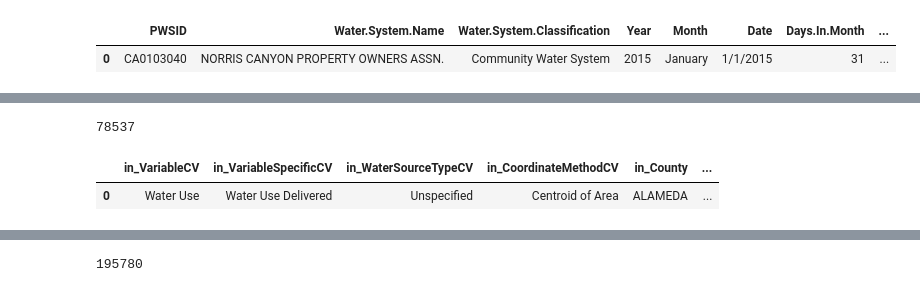
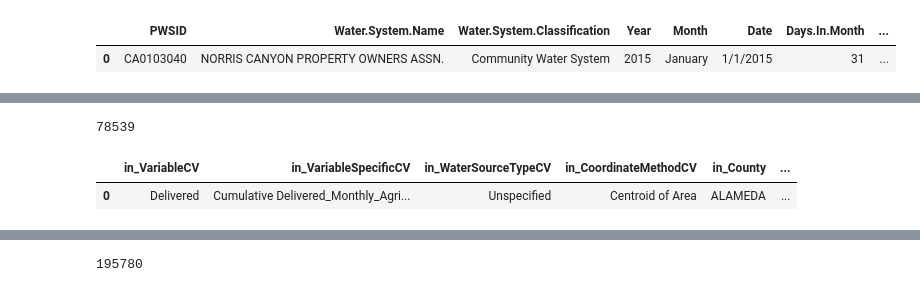
Before and after one commit to WSWCWaterDataExchange/MappingStatesDataToWaDE2.0, a Jupyter notebook: California/SiteSpecificAmounts/0_PreProcessCASiteSpecificData.ipynb, the cells around one changed output, grey strips where cells are left out. Saved outputs shown, nothing was run; the diff lists cells and outputs as text; code cells hidden in the pictures.

```diff
--- a/California/SiteSpecificAmounts/0_PreProcessCASiteSpecificData.ipynb
+++ b/California/SiteSpecificAmounts/0_PreProcessCASiteSpecificData.ipynb
@@ -81,40 +310,38 @@ df.head(1)
 # %%
-# Output dataframe for Culinary Service Area Data
-
-df_D = pd.DataFrame(index=df.index)
+# 7) Cumulative Delivered_Monthly_Agricultural_Unspecified
+df_df7 = pd.DataFrame(index=df.index)
 
 # Variable Info
-df_D['in_VariableCV'] = "Water Use"
-df_D['in_VariableSpecificCV'] = "Water Use Delivered"
+df_df7['in_VariableCV'] = "Delivered"
+df_df7['in_VariableSpecificCV'] = "Cumulative Delivered_Monthly_Agricultural_Unspecified"
 
 # Water Source Info
-df_D['in_WaterSourceTypeCV'] = "Unspecified"
+df_df7['in_WaterSourceTypeCV'] = "Unspecified"
 
 # Site Info
-df_D['in_CoordinateMethodCV'] = "Centroid of Area"
-df_D['in_County'] = df['COUNTY']
-df_D['in_Latitude'] = df['Lat']
-df_D['in_Longitude'] = df['Long']
-df_D['in_PODorPOUSite'] = "POU"
-df_D['in_SiteName'] = df['Water System Name']
-df_D['in_SiteNativeID'] = df['SABL_PWSID']
-df_D['in_SiteTypeCV'] = df['BOUNDARY_T']
+df_df7['in_CoordinateMethodCV'] = "Centroid of Area"
+df_df7['in_County'] = df['COUNTY']
+df_df7['in_Latitude'] = df['Lat']
+df_df7['in_Longitude'] = df['Long']
+df_df7['in_PODorPOUSite'] = "POU"
+df_df7['in_SiteName'] = df['Water System Name']
+df_df7['in_SiteNativeID'] = df['SABL_PWSID']
+df_df7['in_SiteTypeCV'] = df['BOUNDARY_T']
 
-# Site Variable Amounts Info
-df_D['WaterUnits'] = ""
-df_D['in_Amount'] = df['Total. RESIDENTIAL Delivered.Gallons (Total Does not include Landscape Irrigation, Agricultural or to other PWS)']
-df_D['in_CommunityWaterSupplySystem'] = df['Water.System.Name']
-df_D['in_CustomerTypeCV'] = df['State Water System Type']
-df_D['in_PopulationServed'] = df['Population Of Service Area']
-df_D['Year'] = df['Year']
-df_D['Month'] = df['Month']
-df_D['Days.In.Month'] = df['Days.In.Month']
+# Site VariableAmounts Info
+df_df7['WaterUnits'] = ""
+df_df7['in_Amount'] = df['WATER DELIVERIES TO Agricultural']
+df_df7['in_BenUse'] = "Agricultural"
+df_df7['in_CommunityWaterSupplySystem'] = df['Water.System.Name']
+df_df7['in_CustomerTypeCV'] = df['State Water System Type']
+df_df7['in_PopulationServed'] = df['Population Of Service Area']
+df_df7['Year'] = df['Year']
+df_df7['Month'] = df['Month']
+df_df7['Days.In.Month'] = df['Days.In.Month']
 
-
-df_D = df_D.replace(np.nan, "").drop_duplicates().reset_index(drop=True)
-print(len(df_D))
-df_D.head(1)
+print(len(df_df7))
+df_df7.head(1)
 # %% [output]
-78537
+78539
 |  | in_VariableCV | in_VariableSpecificCV | in_WaterSourceTypeCV | in_CoordinateMethodCV | in_County | ... |
-| 0 | Water Use | Water Use Delivered | Unspecified | Centroid of Area | ALAMEDA | ... |
+| 0 | Delivered | Cumulative Delivered_Monthly_Agri... | Unspecified | Centroid of Area | ALAMEDA | ... |
```
Also changed, not shown: parts of 30 cells of this notebook, 26 other files.
